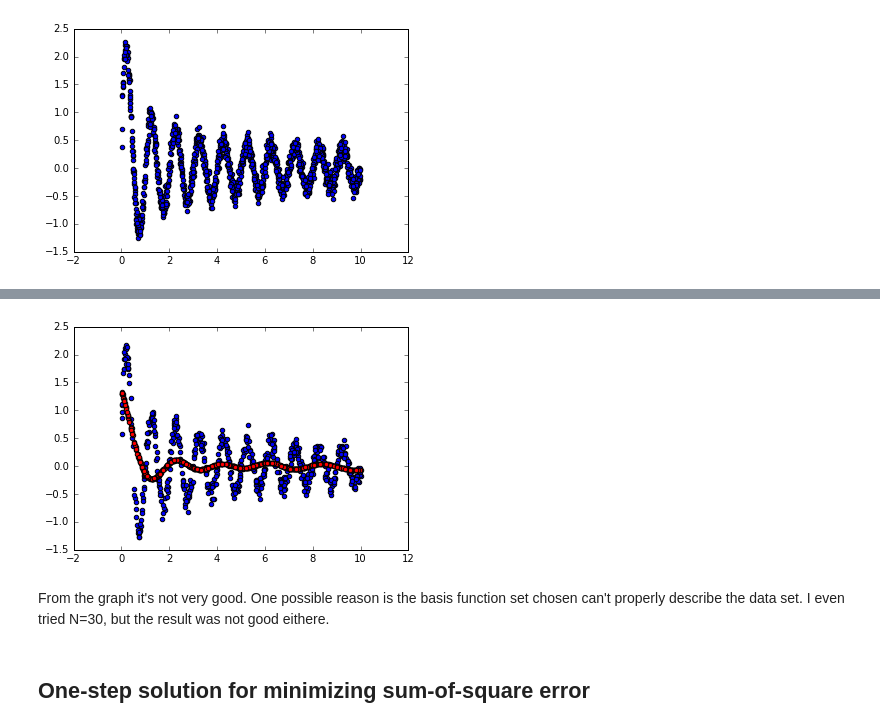
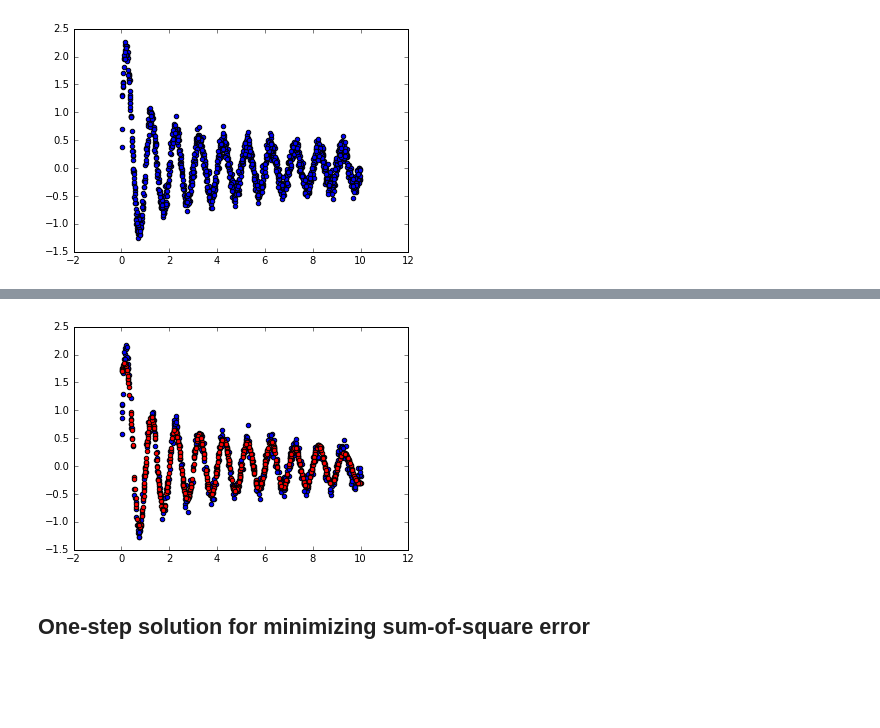
Before and after one commit to luym11/CS340, a Jupyter notebook: Homework1/HW1_Regression.ipynb, the cells around one changed output, grey strips where cells are left out. Drawn from its saved outputs; the diff is of its cells as text; code cells hidden in the pictures; blank space fills up the shorter version.

```diff
--- a/Homework1/HW1_Regression.ipynb
+++ b/Homework1/HW1_Regression.ipynb
@@ -96,0 +229,2 @@ w, errors = batch_gradient_descent(xTrain, tTrain, w0, 10, 0.0001)
+# %%
+w_sgd, errors_sgd = SGD_gradient_descent(xTrain, tTrain, w0, 0.1, 0.01)
@@ -96,0 +246,9 @@ w, errors = batch_gradient_descent(xTrain, tTrain, w0, 10, 0.0001)
+# %%
+tPredit = []
+sizeTest = len(tTest)
+for i in range(sizeTest):
+    tP = y_i(xTest[i], w_sgd)
+    tPredit.append(tP)
+plt.scatter(xTest, tTest)
+plt.scatter(xTest, tPredit, c='red')
+plt.show()
@@ -96,0 +257,2 @@ w, errors = batch_gradient_descent(xTrain, tTrain, w0, 10, 0.0001)
+# %%
+w_sgdm, errors_sgdm = SGD_gradient_descent_matrixform(xTrain, tTrain, w0, 0.1, 0.01)
@@ -96,0 +288,9 @@ w, errors = batch_gradient_descent(xTrain, tTrain, w0, 10, 0.0001)
+# %%
+tPredit = []
+sizeTest = len(tTest)
+for i in range(sizeTest):
+    tP = y_i(xTest[i], w_sgdm)
+    tPredit.append(tP)
+plt.scatter(xTest, tTest)
+plt.scatter(xTest, tPredit, c='red')
+plt.show()
@@ -115,16 +319,14 @@ w
 # %%
 tPredit = []
 sizeTest = len(tTest)
 for i in range(sizeTest):
-    tP = y(xTest[i], w)
+    tP = y_i(xTest[i], w)
     tPredit.append(tP)
 plt.scatter(xTest, tTest)
 plt.scatter(xTest, tPredit, c='red')
 plt.show()
 # %% [output]
-[figure, old version]
+[figure, new version]
-# %% [markdown]
-From the graph it's not very good. One possible reason is the basis function set chosen can't properly describe the data set. I even tried N=30, but the result was not good eithere.
 # %% [markdown]
 ## One-step solution for minimizing sum-of-square error
 # %%
```
Also changed, not shown: parts of 38 cells of this notebook.
